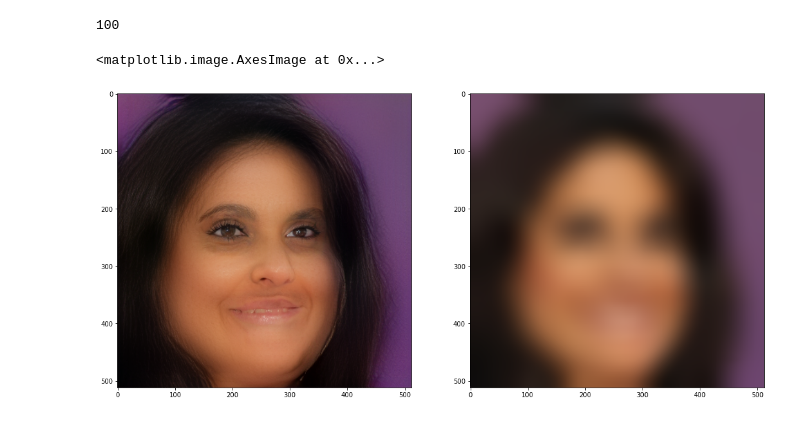
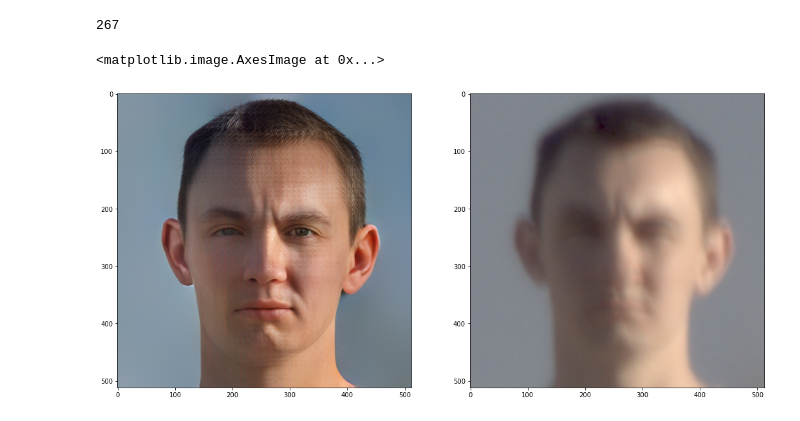
Before and after one commit to MKFMIKU/LTT-GAN, a Jupyter notebook: gfpgan/inference.ipynb, the cells around one changed output. Drawn from its saved outputs; the diff is of its cells as text; code cells hidden in the pictures.

```diff
--- a/gfpgan/inference.ipynb
+++ b/gfpgan/inference.ipynb
@@ -19,7 +19,20 @@ import matplotlib.pyplot as plt
 
 from PIL import Image
 # %%
-# gfpgan = GFPGANPyramid(
+gfpgan = GFPGANPyramid(
+    out_size=512,
+    num_style_feat=512,
+    channel_multiplier=1,
+    decoder_load_path=None,
+    fix_decoder=True,
+    num_mlp=8,
+    input_is_latent=True,
+    different_w=True,
+    narrow=1,
+    sft_half=False,
+    g=8)
+
+# gfpgan = GFPGANv1(
 #     out_size=512,
 #     num_style_feat=512,
 #     channel_multiplier=1,
@@ -29,20 +42,7 @@ from PIL import Image
 #     input_is_latent=True,
 #     different_w=True,
 #     narrow=1,
-#     sft_half=False,
-#     g=8)
-
-gfpgan = GFPGANv1(
-    out_size=512,
-    num_style_feat=512,
-    channel_multiplier=1,
-    decoder_load_path=None,
-    fix_decoder=True,
-    num_mlp=8,
-    input_is_latent=True,
-    different_w=True,
-    narrow=1,
-    sft_half=True)
+#     sft_half=True)
 # %%
 gfpgan.eval()
 # %% [output]
@@ -66,7 +66,7 @@ GFPGANv1(
 # %%
 # loadnet = torch.load('/home/viu/Work/GFPGAN/experiments/A100/train_GFPGANv1_512_simple_tub_cx_py_g8_4A100/models/net_g_155000.pth')
 # loadnet = torch.load('/home/viu/Work/GFPGAN/experiments/A100/train_GFPGANv1_512_simple_tub_cx_py_g8_4A100/models/net_g_145000.pth')
-loadnet = torch.load('/home/viu/Work/GFPGAN/gfpgan/weights/GFPGANv1.pth')
+loadnet = torch.load('/hdd1/Turbulence/LTTGAN/experiments/train_GFPGANv1_512_simple_tub_cx_py_g8_4A100/models/net_g_100000.pth')
 if 'params_ema' in loadnet:
     keyname = 'params_ema'
 else:
@@ -77,32 +97,34 @@ gfpgan = gfpgan.to('cuda:0')
 # %%
-tub_faces = glob.glob('/data/datasets/Turbulence/CelebaAHQ100/tubimages/*.png')
+tub_faces = glob.glob('/data/datasets/Turbulence/Tubfaces95/300M/tubimages/*.png')
+# tub_faces = glob.glob('/data/datasets/Turbulence/CelebaAHQ100/tubimages/*.png')
+# tub_faces = glob.glob('/data/datasets/BFR/lq/*.jpg')
 tub_faces.sort()
 len(tub_faces)
 # %% [output]
-100
+267
 # %%
-idx = 3
+idx = 0
 # tub_face4img = cv2.imread('/hdd1/Datasets/Turbulence_data/Victorem_0140__None_PC00C00__R1/001.png', cv2.IMREAD_COLOR)
 tub_face_img = cv2.imread(tub_faces[idx], cv2.IMREAD_COLOR)
 
 tub_face_img_th = img2tensor(tub_face_img / 255., bgr2rgb=True, float32=True)
 normalize(tub_face_img_th, (0.5, 0.5, 0.5), (0.5, 0.5, 0.5), inplace=True)
 tub_face_img_th = tub_face_img_th.unsqueeze(0).to('cuda:0')
 
 with torch.no_grad():
-    outputs = gfpgan(tub_face_img_th, return_rgb=False)[0]
+    outputs = gfpgan(tub_face_img_th, return_rgb=True)[0]
     output = torch.mean(outputs, dim=0)
     # output = outputs[7]
 
 plt.figure(figsize=(18, 12))
 plt.subplot(1,2,1)
 plt.imshow(tensor2img(output, rgb2bgr=False, min_max=(-1, 1)))
 
 plt.subplot(1,2,2)
 plt.imshow(tensor2img(tub_face_img_th, rgb2bgr=False, min_max=(-1, 1)))
 # %% [output]
 <matplotlib.image.AxesImage at 0x...>
-[figure, old version]
+[figure, new version]
 # %%
 for tub_face in tqdm(tub_faces):
     tub_face_img = cv2.imread(tub_face, cv2.IMREAD_COLOR)
```
Also changed, not shown: parts of 3 cells of this notebook, 17 other files.
